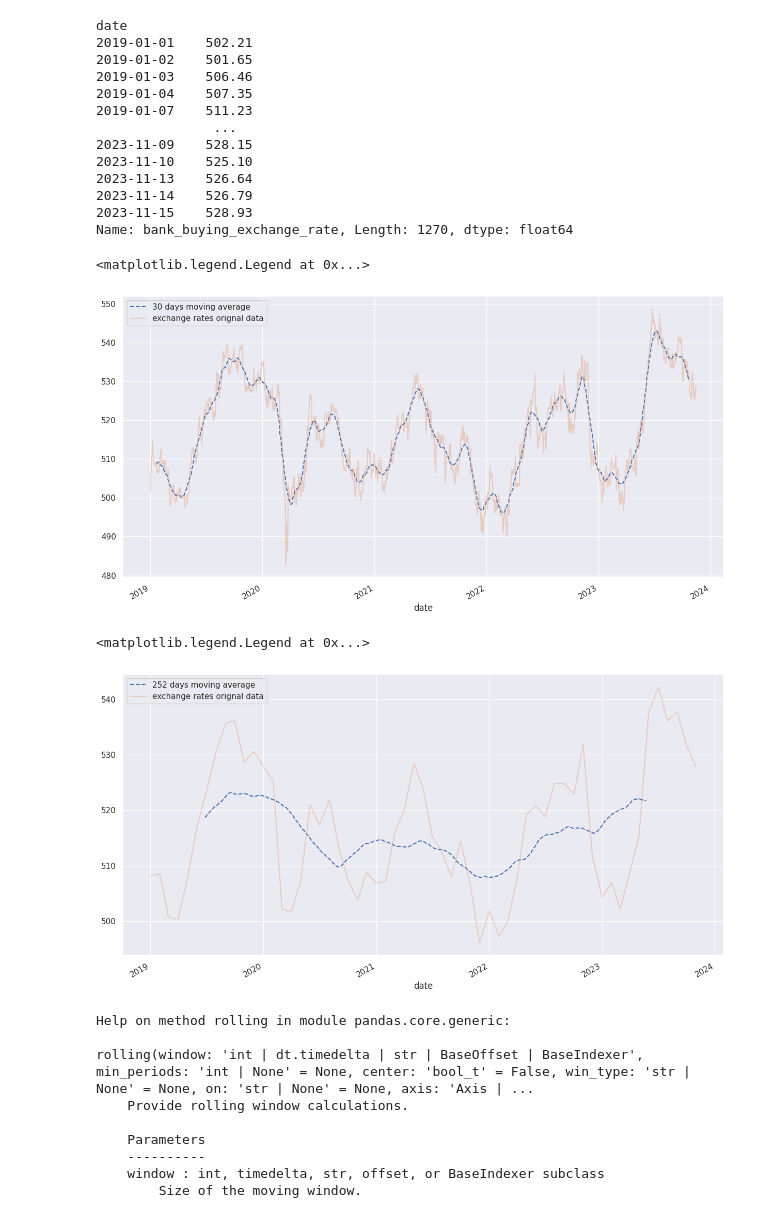
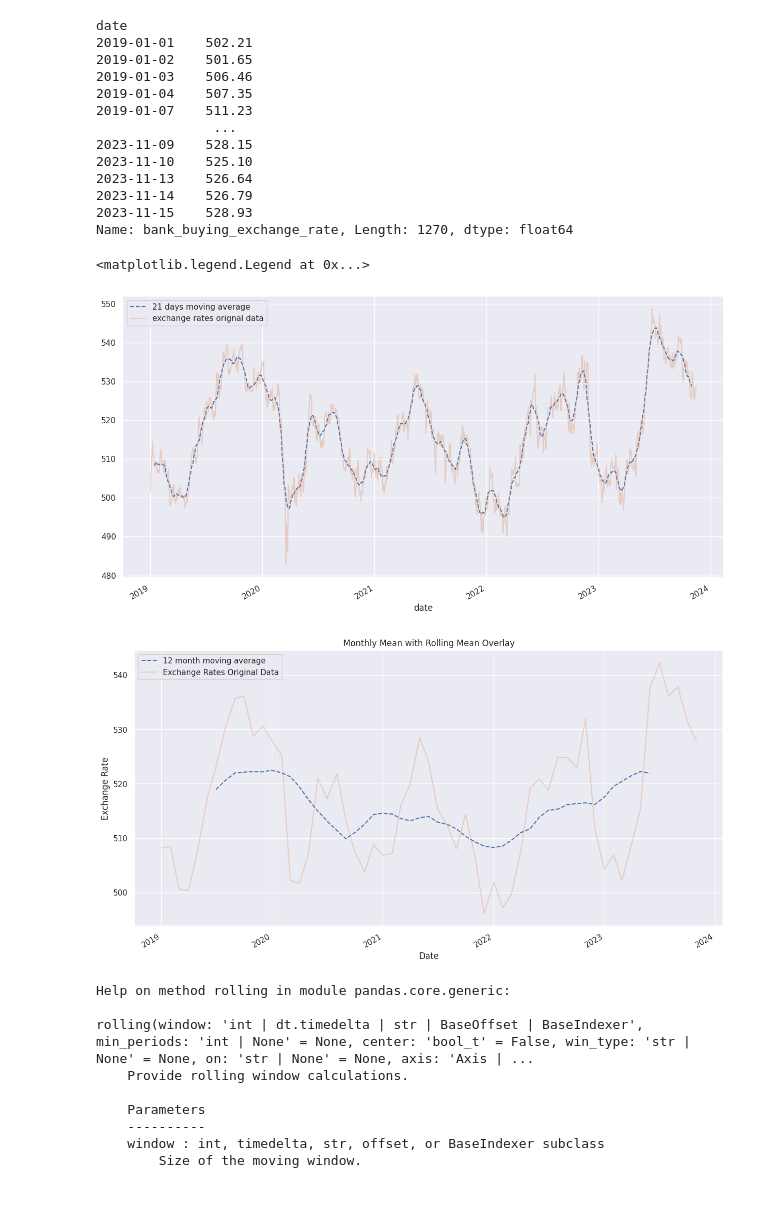
Before and after one commit to 5JKY/Project, a Jupyter notebook: ma_test.ipynb, the cells around one changed output. Drawn from its saved outputs; the diff is of its cells as text; code cells hidden in the pictures.

```diff
--- a/ma_test.ipynb
+++ b/ma_test.ipynb
@@ -60,21 +60,25 @@ date
 2023-11-15    528.93
 Name: bank_buying_exchange_rate, Length: 1270, dtype: float64
 # %%
-window = 30
+window = 21
 selling_rates.rolling(window, center=True).mean().plot(style='--', label=f'{window} days moving average', figsize=(15, 8))
 selling_rates.plot(alpha=0.3, style='-', label = 'exchange rates orignal data')
 plt.legend()
 # %% [output]
 <matplotlib.legend.Legend at 0x...>
-[figure, old version]
+[figure, new version]
 # %%
-window = 21*12
-selling_rates.rolling(window, center=True).mean().plot(style='--', label=f'{window} days moving average', figsize=(15, 8))
-selling_rates.resample('BMS').mean().plot(alpha=0.3, style='-', label = 'exchange rates orignal data')
+plt.figure(figsize=(15, 8))
+selling_rates.resample('BMS').mean().rolling(window=12, center=True).mean().plot(style='--', label=f'12 month moving average')
+selling_rates.resample('BMS').mean().plot(alpha=0.3, style='-', label = 'Exchange Rates Original Data')
+
+plt.title('Monthly Mean with Rolling Mean Overlay')
+plt.xlabel('Date')
+plt.ylabel('Exchange Rate')
 plt.legend()
+plt.show()
 # %% [output]
-<matplotlib.legend.Legend at 0x...>
-[figure, old version]
+[figure, new version]
 # %%
 help(selling_rates.rolling)
 # %% [output]
```
Also changed, not shown: parts of 5 cells of this notebook.
